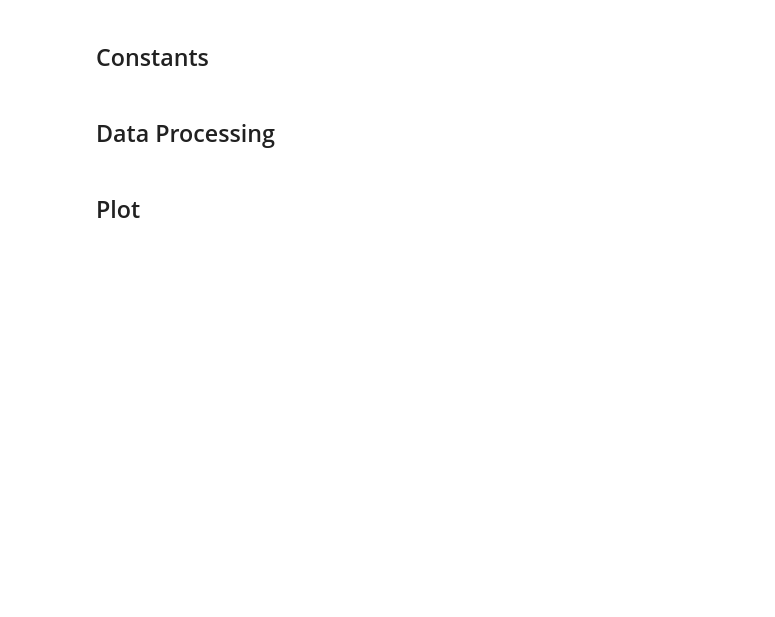
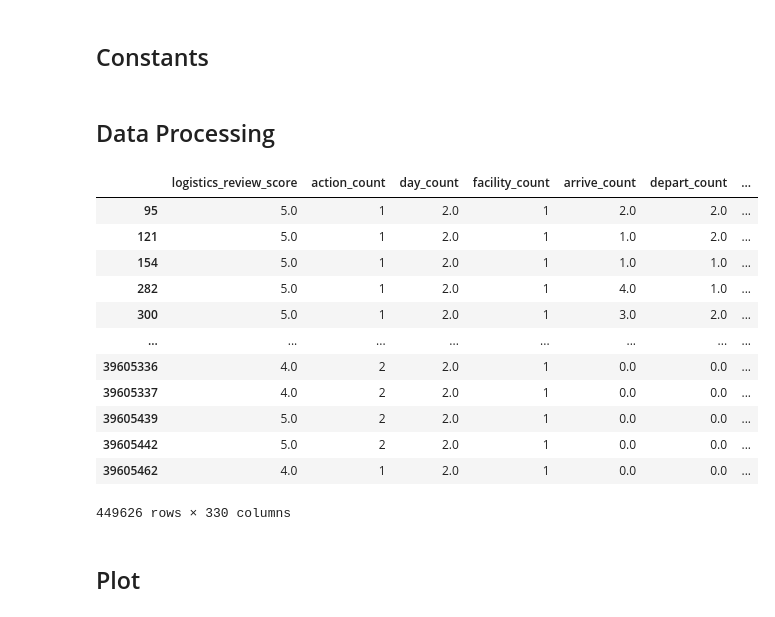
Before and after one commit to Calvin0722/Capstone-Project-Group-22, a Jupyter notebook: reproduction/figure3.ipynb, the cells around one changed output. Cells and saved outputs as stored; diff of their text form; code cells hidden in the pictures; blank space fills up the shorter version.

```diff
--- a/reproduction/figure3.ipynb
+++ b/reproduction/figure3.ipynb
@@ -41,6 +41,26 @@ item_df = item_df.drop_duplicates()
 # %%
 # Add dummy variable for analysis
 df = add_dummy_variables(df, item_df)
+# %%
+subsample_df = df[(df[DAY_COUNT] == 2) & (df[ACTION_TIME_INTERVAL] == 0.0)]
+subsample_df = subsample_df[[LOGISTICS_REVIEW_SCORE, ACTION_COUNT, MERCHANT_ID, BRAND_ID, CATEGORY_ID, LOGISTIC_COMPANY_ID,
+                            WEEK_COUNT, DAY_COUNT, FACILITY_COUNT, ARRIVE_COUNT, DEPART_COUNT, RECEIVE_COUNT, SCAN_COUNT]]
+subsample_df = pd.get_dummies(subsample_df, columns=[BRAND_ID, CATEGORY_ID, MERCHANT_ID, LOGISTIC_COMPANY_ID, WEEK_COUNT], dtype=pd.Float32Dtype)
+subsample_df
+# %% [output]
+|  | logistics_review_score | action_count | day_count | facility_count | arrive_count | depart_count | ... |
+| 95 | 5.0 | 1 | 2.0 | 1 | 2.0 | 2.0 | ... |
+| 121 | 5.0 | 1 | 2.0 | 1 | 1.0 | 2.0 | ... |
+| 154 | 5.0 | 1 | 2.0 | 1 | 1.0 | 1.0 | ... |
+| 282 | 5.0 | 1 | 2.0 | 1 | 4.0 | 1.0 | ... |
+| 300 | 5.0 | 1 | 2.0 | 1 | 3.0 | 2.0 | ... |
+| ... | ... | ... | ... | ... | ... | ... | ... |
+| 39605336 | 4.0 | 2 | 2.0 | 1 | 0.0 | 0.0 | ... |
+| 39605337 | 4.0 | 2 | 2.0 | 1 | 0.0 | 0.0 | ... |
+| 39605439 | 5.0 | 2 | 2.0 | 1 | 0.0 | 0.0 | ... |
+| 39605442 | 5.0 | 2 | 2.0 | 1 | 0.0 | 0.0 | ... |
+| 39605462 | 4.0 | 1 | 2.0 | 1 | 0.0 | 0.0 | ... |
+449626 rows × 330 columns
 # %%
 def run_ols(df: pandas.DataFrame, splitting_column_name: str, column_values: range):
     coefficients = []
```
Also changed, not shown: parts of 2 cells of this notebook, 1 other file.
